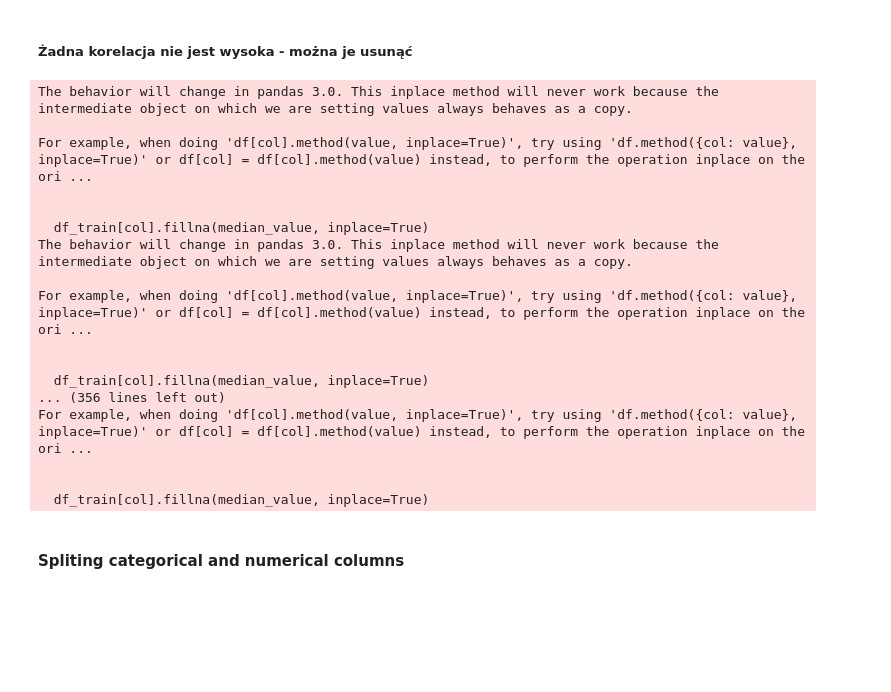
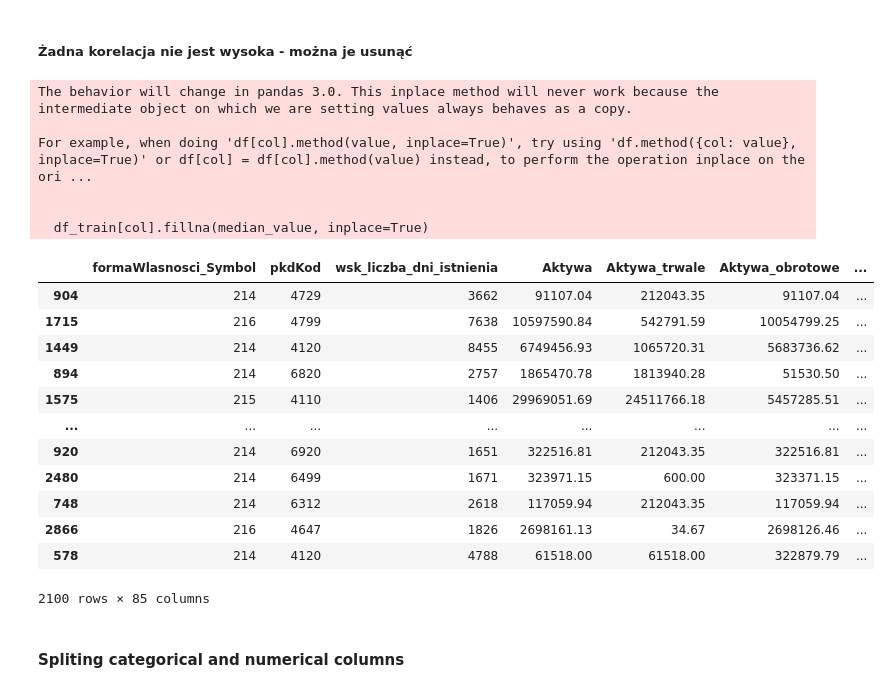
Before and after one commit to Karol315/Interpretability_of_machine_learning_project, a Jupyter notebook: Scoring.ipynb, the cells around one changed output. Saved outputs shown, nothing was run; the diff lists cells and outputs as text; code cells hidden in the pictures; blank space fills up the shorter version.

```diff
--- a/Scoring.ipynb
+++ b/Scoring.ipynb
@@ -361,30 +361,33 @@ Name: default, dtype: float64
 # %%
 for group in ['<5%', '5-20%']:
     for col in groups[group]:
         if col in df_train.columns:
             median_value = df_train[col].median()
             df_train[col].fillna(median_value, inplace=True)
 
 cols_to_drop = groups['20-50%'] + groups['>50%']
 df_train.drop(columns=[col for col in cols_to_drop if col in df_train.columns], inplace=True)
+df_train
 # %% [output]
 The behavior will change in pandas 3.0. This inplace method will never work because the intermediate object on which we are setting values always behaves as a copy.
 
 For example, when doing 'df[col].method(value, inplace=True)', try using 'df.method({col: value}, inplace=True)' or df[col] = df[col].method(value) instead, to perform the operation inplace on the ori ...
 
 
   df_train[col].fillna(median_value, inplace=True)
-The behavior will change in pandas 3.0. This inplace method will never work because the intermediate object on which we are setting values always behaves as a copy.
-
-For example, when doing 'df[col].method(value, inplace=True)', try using 'df.method({col: value}, inplace=True)' or df[col] = df[col].method(value) instead, to perform the operation inplace on the ori ...
-
-
-  df_train[col].fillna(median_value, inplace=True)
-... (356 lines left out)
-For example, when doing 'df[col].method(value, inplace=True)', try using 'df.method({col: value}, inplace=True)' or df[col] = df[col].method(value) instead, to perform the operation inplace on the ori ...
-
-
-  df_train[col].fillna(median_value, inplace=True)
+|  | formaWlasnosci_Symbol | pkdKod | wsk_liczba_dni_istnienia | Aktywa | Aktywa_trwale | Aktywa_obrotowe | ... |
+| 904 | 214 | 4729 | 3662 | 91107.04 | 212043.35 | 91107.04 | ... |
+| 1715 | 216 | 4799 | 7638 | 10597590.84 | 542791.59 | 10054799.25 | ... |
+| 1449 | 214 | 4120 | 8455 | 6749456.93 | 1065720.31 | 5683736.62 | ... |
+| 894 | 214 | 6820 | 2757 | 1865470.78 | 1813940.28 | 51530.50 | ... |
+| 1575 | 215 | 4110 | 1406 | 29969051.69 | 24511766.18 | 5457285.51 | ... |
+| ... | ... | ... | ... | ... | ... | ... | ... |
+| 920 | 214 | 6920 | 1651 | 322516.81 | 212043.35 | 322516.81 | ... |
+| 2480 | 214 | 6499 | 1671 | 323971.15 | 600.00 | 323371.15 | ... |
+| 748 | 214 | 6312 | 2618 | 117059.94 | 212043.35 | 117059.94 | ... |
+| 2866 | 216 | 4647 | 1826 | 2698161.13 | 34.67 | 2698126.46 | ... |
+| 578 | 214 | 4120 | 4788 | 61518.00 | 61518.00 | 322879.79 | ... |
+2100 rows × 85 columns
 # %% [markdown]
 #### Spliting categorical and numerical columns
 # %%
```
Also changed, not shown: parts of 8 cells of this notebook, 1 other file.
